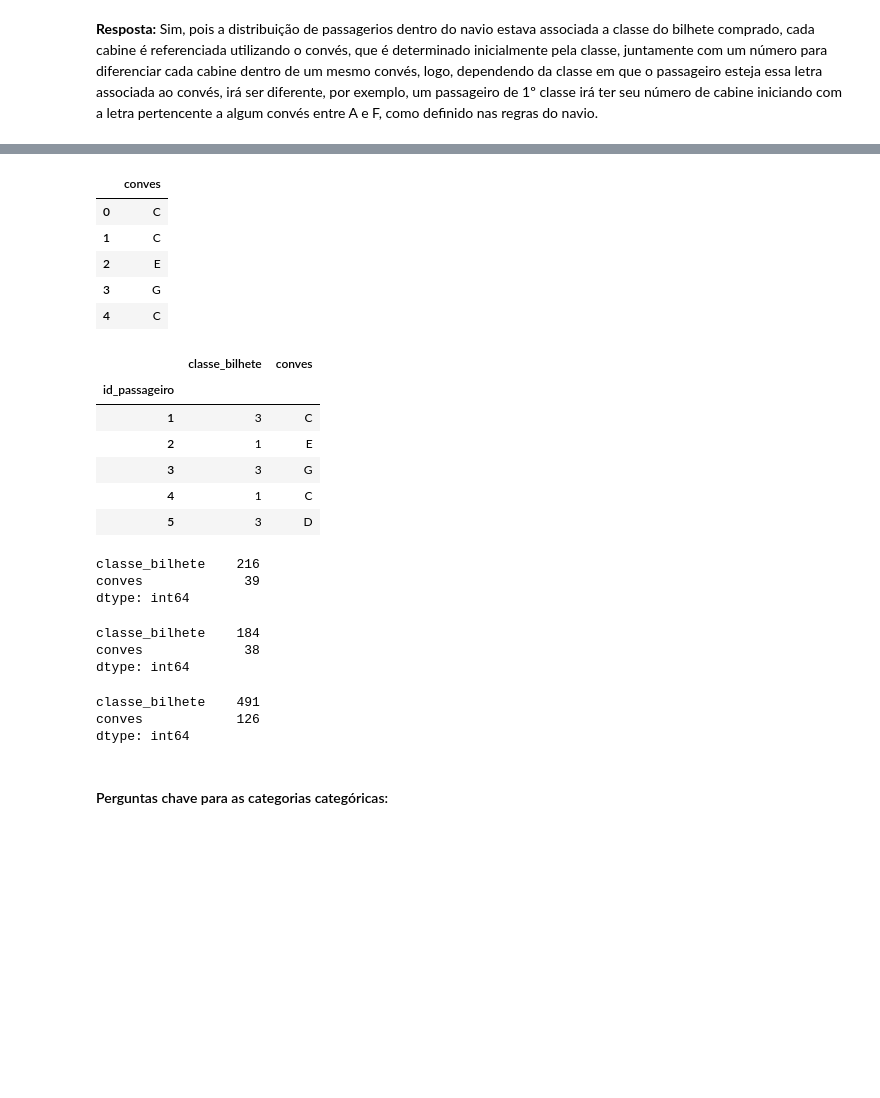
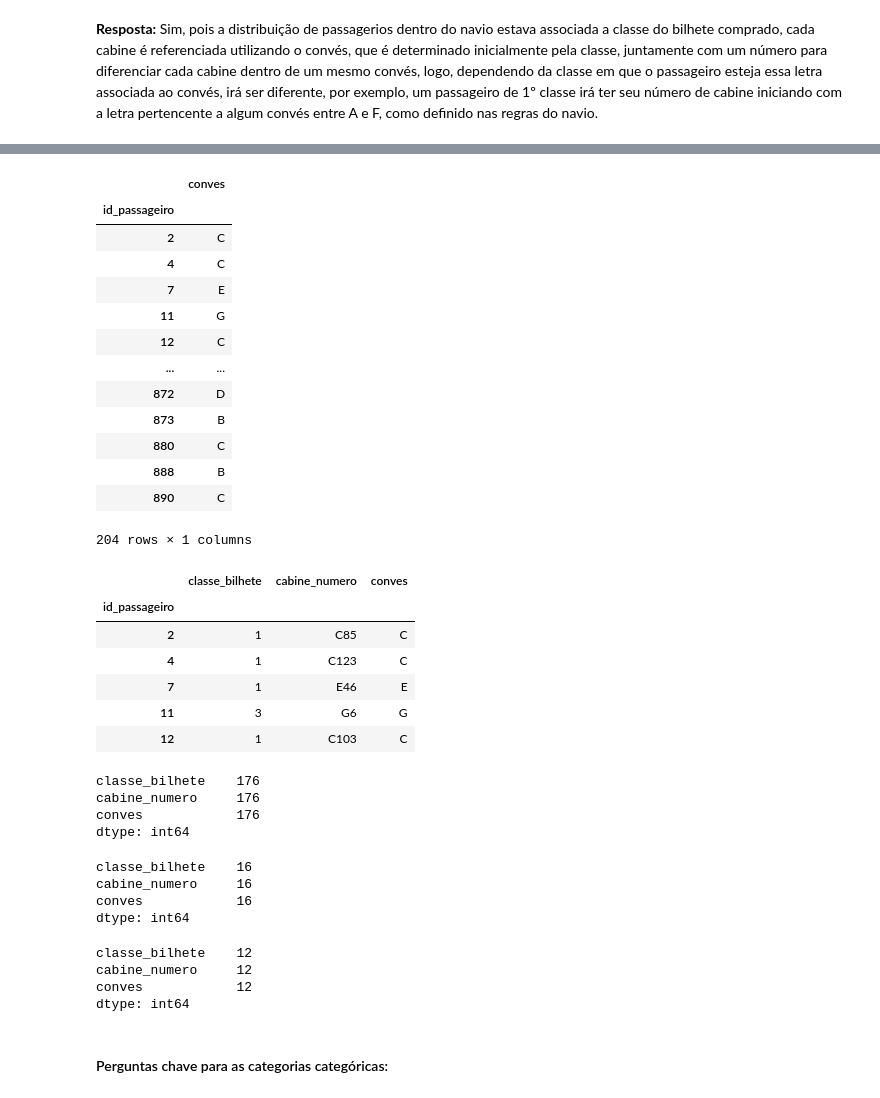
Before and after one commit to andreinamendes/titanic_cd, a Jupyter notebook: desafio.ipynb, the cells around one changed output, grey strips where cells are left out. Drawn from its saved outputs; the diff is of its cells as text; code cells hidden in the pictures; blank space fills up the shorter version.

```diff
--- a/desafio.ipynb
+++ b/desafio.ipynb
@@ -329,8 +329,8 @@ sns.heatmap(df_categorical.corr(), annot=True, fmt=".1f", linewidths=.6)
 **Resposta:** Sim, pois a distribuição de passagerios dentro do navio estava associada a classe do bilhete comprado, cada cabine é referenciada utilizando o convés, que é determinado inicialmente pela classe, juntamente com um número para diferenciar cada cabine dentro de um mesmo convés, logo, dependendo da classe em que o passageiro esteja essa letra associada ao convés, irá ser diferente, por exemplo, um passageiro de 1º classe irá ter seu número de cabine iniciando com a letra pertencente a algum convés entre A e F, como definido nas regras do navio.
 # %%
 # Criação de um dataframe auxiliar para manipulação das colunas classe_bilhete e cabine_numero
-df_relation = df[['classe_bilhete', 'cabine_numero']]
-df_relation.head()
+df_relation = df[df['cabine_numero'].notna()][['classe_bilhete', 'cabine_numero']]
+df_relation
 # %% [output]
 |  | classe_bilhete | cabine_numero |
 | id_passageiro |  |  |
@@ -342,48 +349,58 @@ df_relation.head()
 # %%
 # Separação da informação do convés da coluna cabine_numero
-df_conves = df[df['cabine_numero'].notna()]
-df_conves = df_conves['cabine_numero'].apply(lambda x: x[0])
-df_conves = pd.DataFrame.from_records(df_conves.values, columns=['conves'])
-df_conves.head()
+df_conves = df_relation['cabine_numero'].apply(lambda x: x[0])
+df_conves = pd.DataFrame.from_records(df_conves.values, columns=['conves']).set_index(df_relation.index)
+df_conves
 # %% [output]
 |  | conves |
-| 0 | C |
-| 1 | C |
-| 2 | E |
-| 3 | G |
+| id_passageiro |  |
+| 2 | C |
 | 4 | C |
+| 7 | E |
+| 11 | G |
+| 12 | C |
+| ... | ... |
+| 872 | D |
+| 873 | B |
+| 880 | C |
+| 888 | B |
+| 890 | C |
+204 rows × 1 columns
 # %%
 # União da coluna conves no df2
 df_relation = df_relation.assign(conves=df_conves)
 df_relation.head()
 # %% [output]
-|  | classe_bilhete | conves |
-| id_passageiro |  |  |
-| 1 | 3 | C |
-| 2 | 1 | E |
-| 3 | 3 | G |
-| 4 | 1 | C |
-| 5 | 3 | D |
+|  | classe_bilhete | cabine_numero | conves |
+| id_passageiro |  |  |  |
+| 2 | 1 | C85 | C |
+| 4 | 1 | C123 | C |
+| 7 | 1 | E46 | E |
+| 11 | 3 | G6 | G |
+| 12 | 1 | C103 | C |
 # %%
 # Conveses para cada a 1º classe
 df_relation[df_relation['classe_bilhete'] == 1].count()
 # %% [output]
-classe_bilhete    216
-conves             39
+classe_bilhete    176
+cabine_numero     176
+conves            176
 dtype: int64
 # %%
 # Conveses para cada a 2º classe
 df_relation[df_relation['classe_bilhete'] == 2].count()
 # %% [output]
-classe_bilhete    184
-conves             38
+classe_bilhete    16
+cabine_numero     16
+conves            16
 dtype: int64
 # %%
 # Conveses para cada a 3º classe
 df_relation[df_relation['classe_bilhete'] == 3].count()
 # %% [output]
-classe_bilhete    491
-conves            126
+classe_bilhete    12
+cabine_numero     12
+conves            12
 dtype: int64
 # %% [markdown]
 #### Perguntas chave para as categorias categóricas:
```
Also changed, not shown: parts of 15 cells of this notebook.
